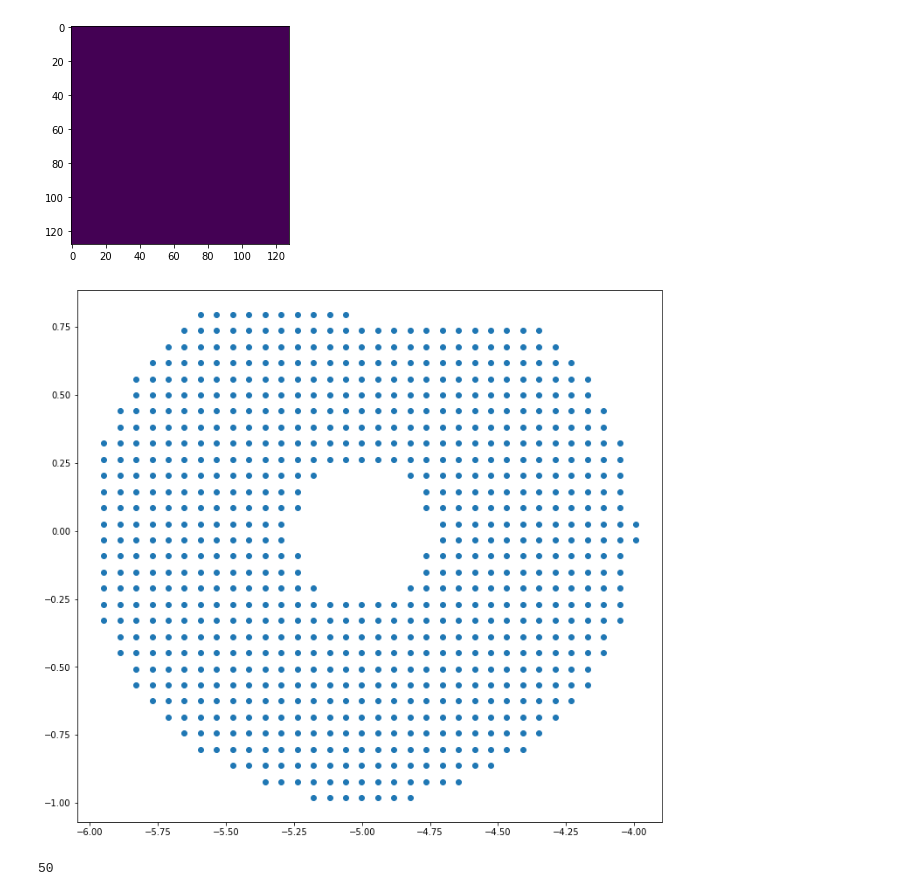
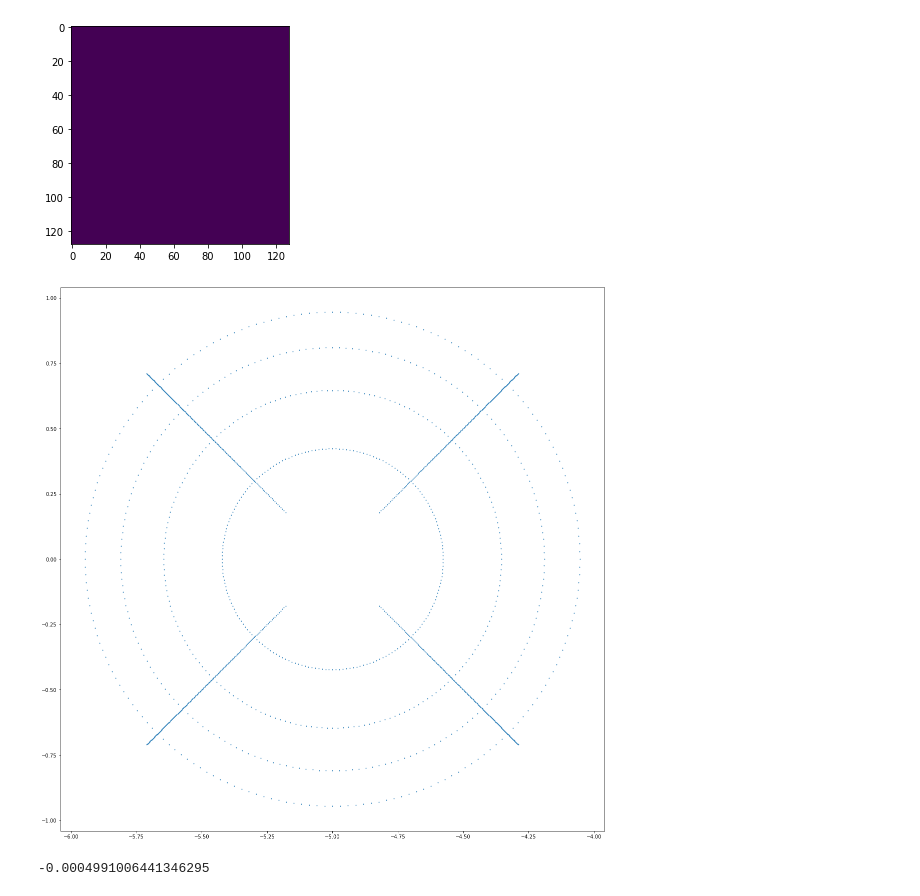
Before and after one commit to pigsboss/pimms, a Jupyter notebook: notes/raytracing.ipynb, the cells around one changed output. Cells and saved outputs as stored; diff of their text form; code cells hidden in the pictures.

```diff
--- a/notes/raytracing.ipynb
+++ b/notes/raytracing.ipynb
@@ -5,7 +5,8 @@ reload(op)
 mlab.init_notebook()
 sim=op.SIM(init_b=10., detector_a=.15)
 s=op.LightSource((np.pi,np.deg2rad(0.),np.inf))
-p,q=s(sim.get_entrance(), 900, 1, sampling='dizzle')
+s.num_crosshairs=4
+p,q=s(sim.get_entrance(), 200, 1, sampling='crosshair')
 trace,seq=sim.trace(q,steps=10)
 #fig=plt.figure(figsize=(30,30))
 #ax=fig.add_subplot(111,projection='3d')
@@ -41,13 +42,13 @@ plt.imshow(det.readout(clear_buffer=False)[0])
 <matplotlib.image.AxesImage at 0x...>
 [figure]
 # %%
-fig=plt.figure(figsize=(12,12))
+fig=plt.figure(figsize=(20,20))
 ax=fig.add_subplot(111)
-ax.scatter(p['position'][:800,0],p['position'][:800,1])
+ax.scatter(p['position'][:p.size//2,0],p['position'][:p.size//2,1], s=1)
 ax.set_aspect('equal')
 # %% [output]
-[figure, old version]
+[figure, new version]
 # %%
-p.size
+np.mean(p['direction'][:p.size//2,0])
 # %% [output]
-50
+-0.0004991006441346295
```
Also changed, not shown: parts of 6 cells of this notebook, 1 other file.
